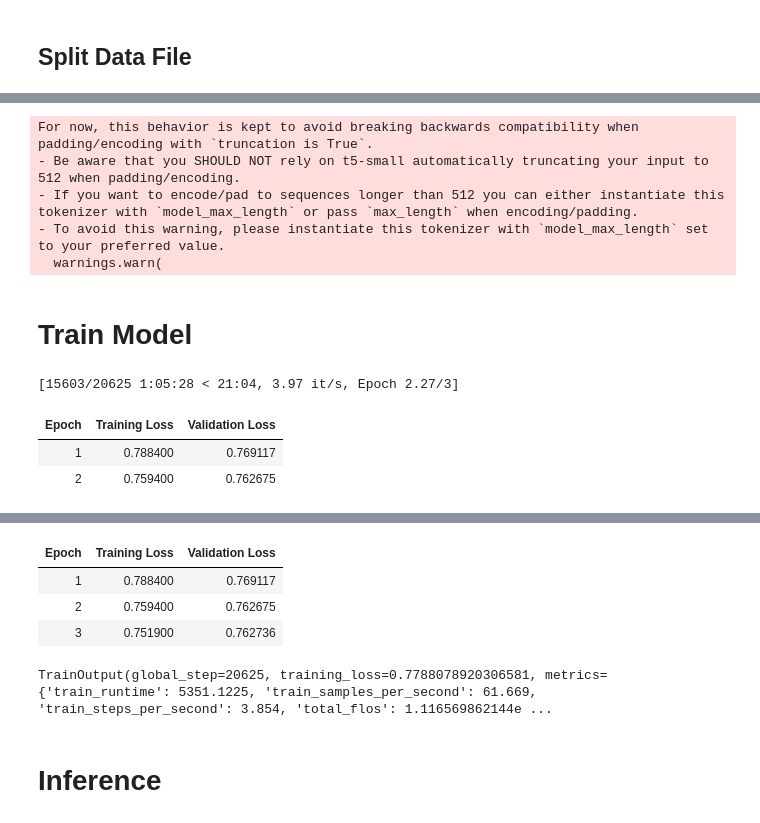
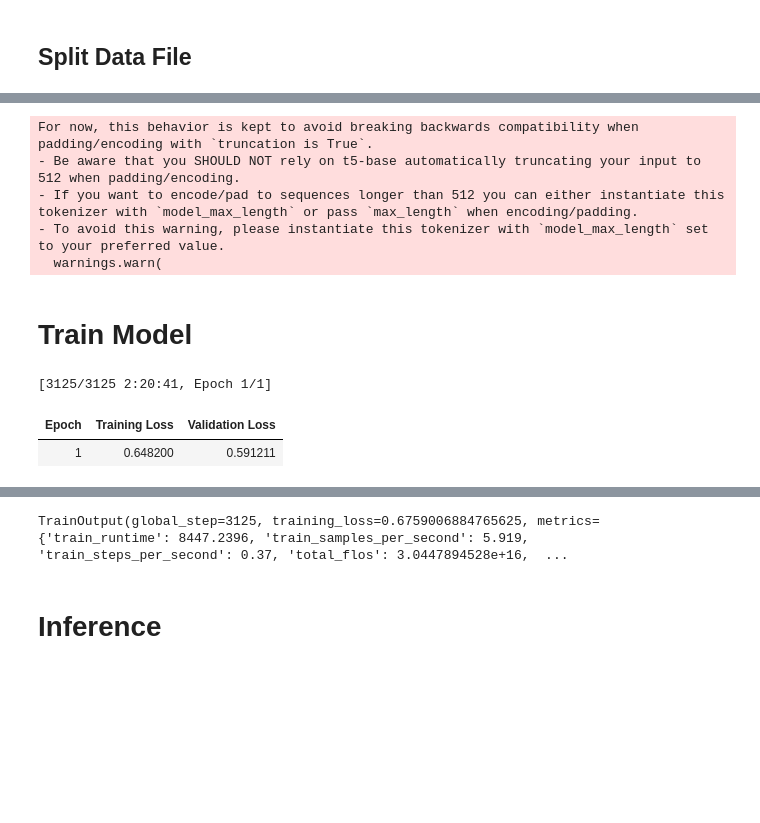
Before and after one commit to ram-senth/datasci-w266-2023-spring-team-story-bot, a Jupyter notebook: T5_playpen.ipynb, the cells around one changed output, grey strips where cells are left out. Drawn from its saved outputs; the diff is of its cells as text; code cells hidden in the pictures; blank space fills up the shorter version.

Commit message:
Experiments with T5-base and S2 dataset.

```diff
--- a/T5_playpen.ipynb
+++ b/T5_playpen.ipynb
@@ -87,14 +126,16 @@ class StoryDataIterator:
                  n_examples,
                  max_load_at_once,
                  data_filename,
-                 max_length=128,
+                 src_max_length=512,
+                 target_max_length=128,
                  shuffle=True):
 
         self.tokenizer = tokenizer
         self.n_examples = n_examples
         self.max_load_at_once = max_load_at_once
         self.data_filename = data_filename
-        self.max_length = max_length
+        self.src_max_length = src_max_length
+        self.target_max_length = target_max_length
         self.shuffle = shuffle
 
         # Initialize row order, call on_epoch_end to shuffle row indices
@@ -105,11 +146,11 @@ class StoryDataIterator:
         self.df_curr_loaded = self._load_next_chunk(0)
         self.curr_idx_in_load = 0
 
-    def preprocess_data(self, text_pair, max_length=128):
+    def preprocess_data(self, text_pair):
         orig_text, target_text = text_pair
         orig_encoded = self.tokenizer.batch_encode_plus(
             [orig_text],
-            max_length=max_length,
+            max_length=self.src_max_length,
             padding='max_length',
             truncation=True,
             return_attention_mask=True,
@@ -121,7 +162,7 @@ class StoryDataIterator:
 
         target_encoded = self.tokenizer.batch_encode_plus(
             [target_text],
-            max_length=max_length,
+            max_length=self.target_max_length,
             padding='max_length',
             truncation=True,
             return_attention_mask=True,
@@ -155,11 +196,7 @@ class StoryDataIterator:
         text_pair = self.df_curr_loaded[['variable', 'label']].values.astype(str)[self.curr_idx_in_load]
         self.curr_idx_in_load += 1
 
-        item_data = self.preprocess_data(
-            text_pair,
-            self.max_length
-        )
-
+        item_data = self.preprocess_data(text_pair)
         return item_data
 
     def __call__(self):
@@ -173,22 +210,11 @@ class StoryDataIterator:
         if self.shuffle:
             self.row_order = list(np.random.permutation(self.row_order))
 # %%
-t5_tokenizer = T5Tokenizer.from_pretrained("t5-small")
-t5_model = T5ForConditionalGeneration.from_pretrained("t5-small")
-
-# MAX_SRC_LEN = 512
-# MAX_TARGET_LEN = 128
-
-
-# input_ids = t5_tokenizer("continue the story: The house is wonderful.", return_tensors="pt").input_ids
-# labels = t5_tokenizer("It is small but warm and welcoming.", return_tensors="pt").input_ids
-
-# # the forward function automatically creates the correct decoder_input_ids
-# loss = t5_model(input_ids=input_ids, labels=labels).loss
-# loss.item()
+t5_tokenizer = T5Tokenizer.from_pretrained(T5_MODEL_NAME)
+t5_model = T5ForConditionalGeneration.from_pretrained(T5_MODEL_NAME)
 # %% [output]
 For now, this behavior is kept to avoid breaking backwards compatibility when padding/encoding with `truncation is True`.
-- Be aware that you SHOULD NOT rely on t5-small automatically truncating your input to 512 when padding/encoding.
+- Be aware that you SHOULD NOT rely on t5-base automatically truncating your input to 512 when padding/encoding.
 - If you want to encode/pad to sequences longer than 512 you can either instantiate this tokenizer with `model_max_length` or pass `max_length` when encoding/padding.
 - To avoid this warning, please instantiate this tokenizer with `model_max_length` set to your preferred value.
   warnings.warn(
@@ -198,7 +224,8 @@ train_data_iterator = StoryDataIterator(
     n_examples=NUM_TRAIN_SAMPLES,
     max_load_at_once=MAX_LOAD_AT_ONCE,
     data_filename=TRAIN_DATA_FILE,
-    max_length=MAX_TOKEN_LENGTH
+    src_max_length=SRC_MAX_LENGTH,
+    target_max_length=TARGET_MAX_LENGTH
 )
 
 val_data_iterator = StoryDataIterator(
@@ -206,7 +233,8 @@ val_data_iterator = StoryDataIterator(
     n_examples=NUM_VAL_SAMPLES,
     max_load_at_once=MAX_LOAD_AT_ONCE,
     data_filename=VAL_DATA_FILE,
-    max_length=MAX_TOKEN_LENGTH
+    src_max_length=SRC_MAX_LENGTH,
+    target_max_length=TARGET_MAX_LENGTH
 )
 # %%
 # def print_n(it, n=5):
@@ -218,26 +246,27 @@ val_data_iterator = StoryDataIterator(
 # %% [markdown]
 # Train Model
 # %%
+%%time
 args = Seq2SeqTrainingArguments(
-    MODEL_CKPT_FILE,
+    output_dir='checkpoints',
     evaluation_strategy='epoch',
     per_device_train_batch_size=BATCH_SIZE,
     per_device_eval_batch_size=BATCH_SIZE,
-    num_train_epochs=3,
+    num_train_epochs=1,
+    learning_rate=3e-4,
 )
 
 # Define the trainer, passing in the model, training args, and data generators
 
 trainer = Seq2SeqTrainer(
     t5_model,
     args,
     train_dataset=train_data_iterator,
     eval_dataset=val_data_iterator
 )
 
 trainer.train()
 # %% [output]
-[15603/20625 1:05:28 < 21:04, 3.97 it/s, Epoch 2.27/3]
+[3125/3125 2:20:41, Epoch 1/1]
 | Epoch | Training Loss | Validation Loss |
-| 1 | 0.788400 | 0.769117 |
-| 2 | 0.759400 | 0.762675 |
+| 1 | 0.648200 | 0.591211 |
@@ -245,8 +275,4 @@ trainer.train()
-| Epoch | Training Loss | Validation Loss |
-| 1 | 0.788400 | 0.769117 |
-| 2 | 0.759400 | 0.762675 |
-| 3 | 0.751900 | 0.762736 |
-TrainOutput(global_step=20625, training_loss=0.7788078920306581, metrics={'train_runtime': 5351.1225, 'train_samples_per_second': 61.669, 'train_steps_per_second': 3.854, 'total_flos': 1.116569862144e ...
+TrainOutput(global_step=3125, training_loss=0.6759006884765625, metrics={'train_runtime': 8447.2396, 'train_samples_per_second': 5.919, 'train_steps_per_second': 0.37, 'total_flos': 3.0447894528e+16,  ...
 # %%
 trainer.save_model(TUNED_T5_SAVED)
 # %% [markdown]
```
Also changed, not shown: parts of 12 cells of this notebook, 1 other file.
